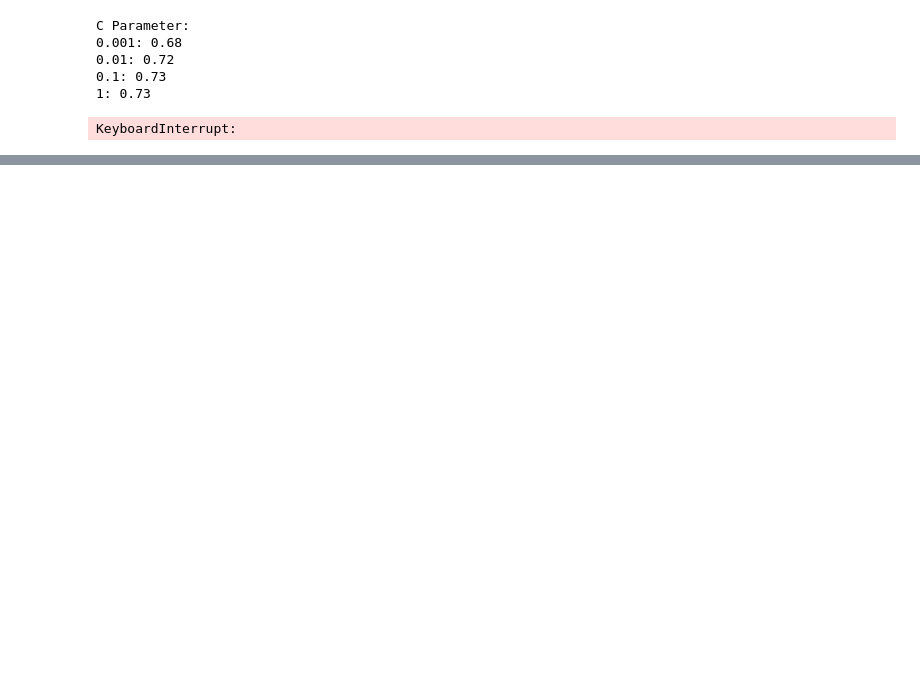
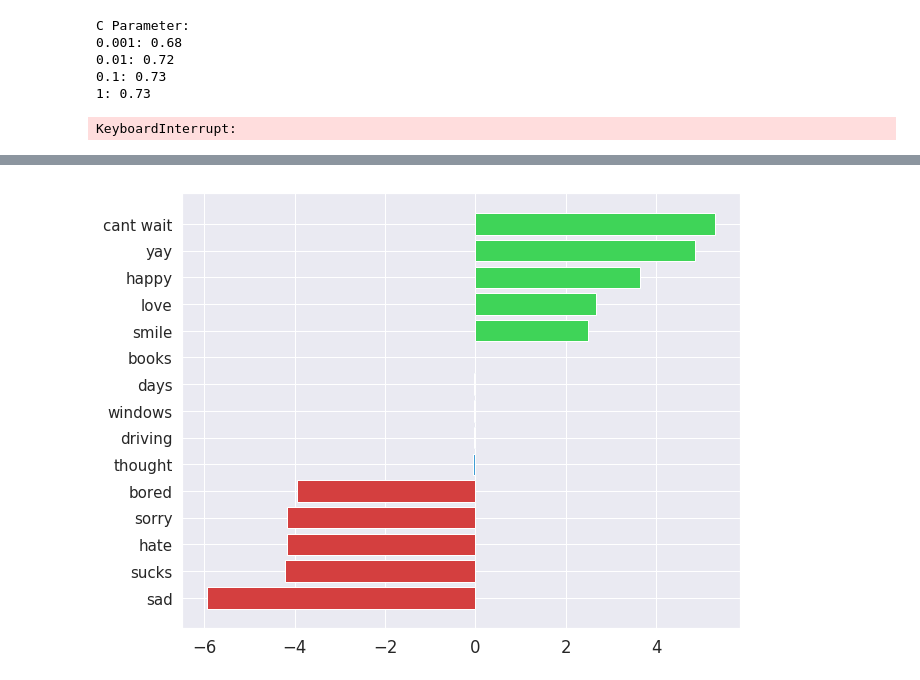
Before and after one commit to conorosully/medium-articles, a Jupyter notebook: src/sentiment_analysis.ipynb, the cells around one changed output, grey strips where cells are left out. Saved outputs shown, nothing was run; the diff lists cells and outputs as text; code cells hidden in the pictures; blank space fills up the shorter version.

```diff
--- a/src/sentiment_analysis.ipynb
+++ b/src/sentiment_analysis.ipynb
@@ -188,0 +238,19 @@ Accuracy: 0.711
+# %%
+#Create a dataset of model coefs
+coef = pd.DataFrame({'feature_names':feature_names, 'coef': model.coef_[0]})
+
+#Get some example coefs
+example = coef.loc[[128,988,385,519,769,
+                     845,218,948,191,92,
+                     711,810,388,782,93]
+                    ].sort_values('coef')
+#Plot coefs
+plt.figure(figsize=(10,8))
+ticks = range(len(example))
+color = ['#d43f3f']*5 + ['#3f9dd4']*5 + ['#3fd458']*5
+plt.barh(ticks, example.coef,color=color, align='center')
+plt.yticks(ticks, example.feature_names,size=15)
+
+plt.savefig(path + 'coef_weights.png',format='png',dpi=150)
+# %% [output]
+[figure, added]
```
Also changed, not shown: parts of 17 cells of this notebook.
